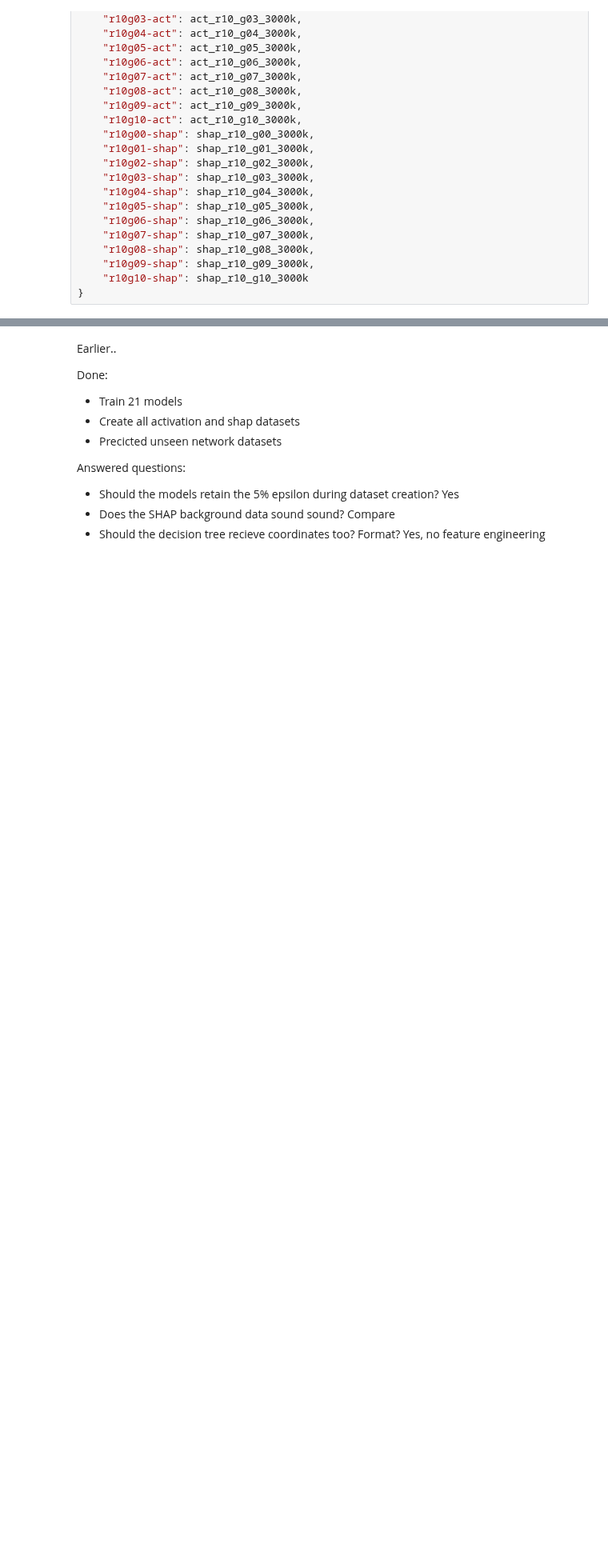
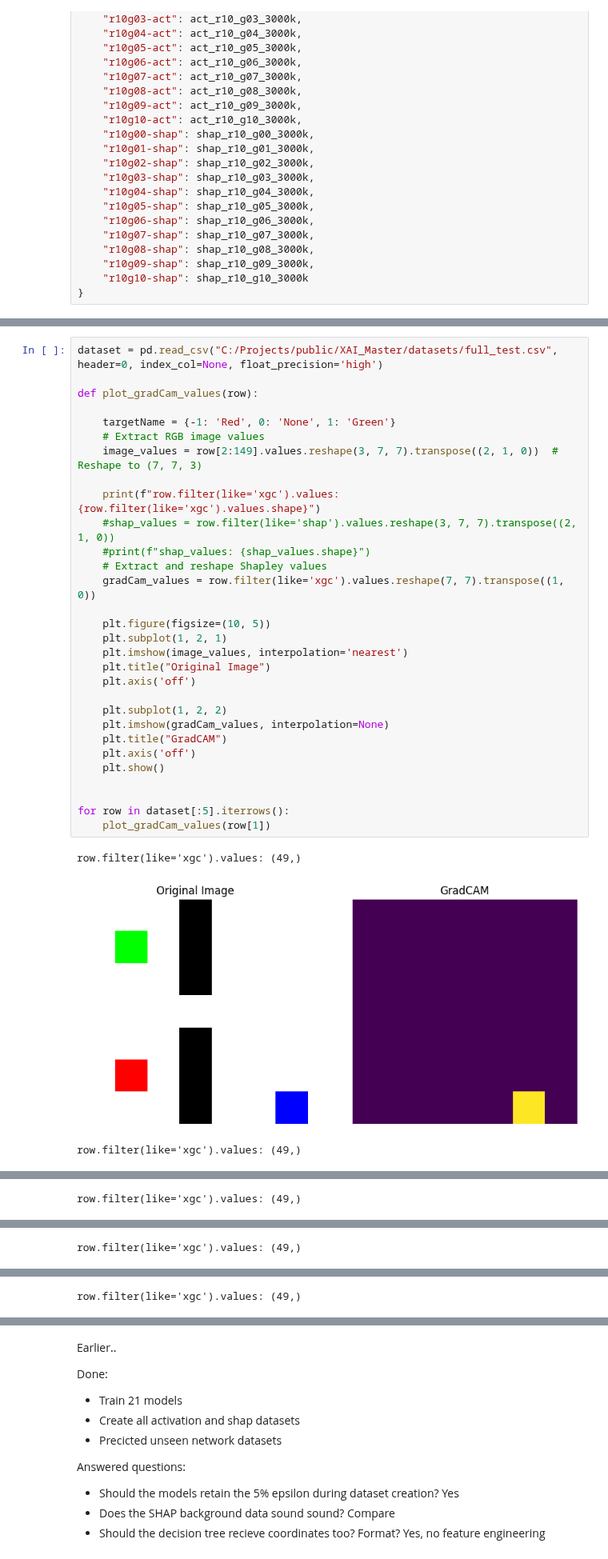
Before and after one commit to gunhamn/public, a Jupyter notebook: XAI_Master/Evaluate_datapointsNewDims.ipynb, the cells around one changed output, grey strips where cells are left out. Shown at 80% size. Saved outputs shown, nothing was run; the diff lists cells and outputs as text; blank space fills up the shorter version.

Commit message:
implemented full dataset creator

```diff
--- a/XAI_Master/Evaluate_datapointsNewDims.ipynb
+++ b/XAI_Master/Evaluate_datapointsNewDims.ipynb
@@ -255 +255,35 @@ The agent reached: Green
 ... (8 outputs left out)
+# %%
+dataset = pd.read_csv("C:/Projects/public/XAI_Master/datasets/full_test.csv", header=0, index_col=None, float_precision='high')
+
+def plot_gradCam_values(row):
+
+    targetName = {-1: 'Red', 0: 'None', 1: 'Green'}
+    # Extract RGB image values
+    image_values = row[2:149].values.reshape(3, 7, 7).transpose((2, 1, 0))  # Reshape to (7, 7, 3)
+
+    print(f"row.filter(like='xgc').values: {row.filter(like='xgc').values.shape}")
+    #shap_values = row.filter(like='shap').values.reshape(3, 7, 7).transpose((2, 1, 0))
+    #print(f"shap_values: {shap_values.shape}")
+    # Extract and reshape Shapley values
+    gradCam_values = row.filter(like='xgc').values.reshape(7, 7).transpose((1, 0))
+
+    plt.figure(figsize=(10, 5))
+    plt.subplot(1, 2, 1)
+    plt.imshow(image_values, interpolation='nearest')
+    plt.title("Original Image")
+    plt.axis('off')
+
+    plt.subplot(1, 2, 2)
+    plt.imshow(gradCam_values, interpolation=None)
+    plt.title("GradCAM")
+    plt.axis('off')
+    plt.show()
+
+
+for row in dataset[:5].iterrows():
+    plot_gradCam_values(row[1])
+# %% [output]
+row.filter(like='xgc').values: (49,)
+[figure, added]
+row.filter(like='xgc').values: (49,)
@@ -255,0 +291 @@ The agent reached: Green
+row.filter(like='xgc').values: (49,)
@@ -255,0 +293 @@ The agent reached: Green
+row.filter(like='xgc').values: (49,)
@@ -255,0 +295 @@ The agent reached: Green
+row.filter(like='xgc').values: (49,)
```
Also changed, not shown: parts of 4 cells of this notebook, 52 other files.
